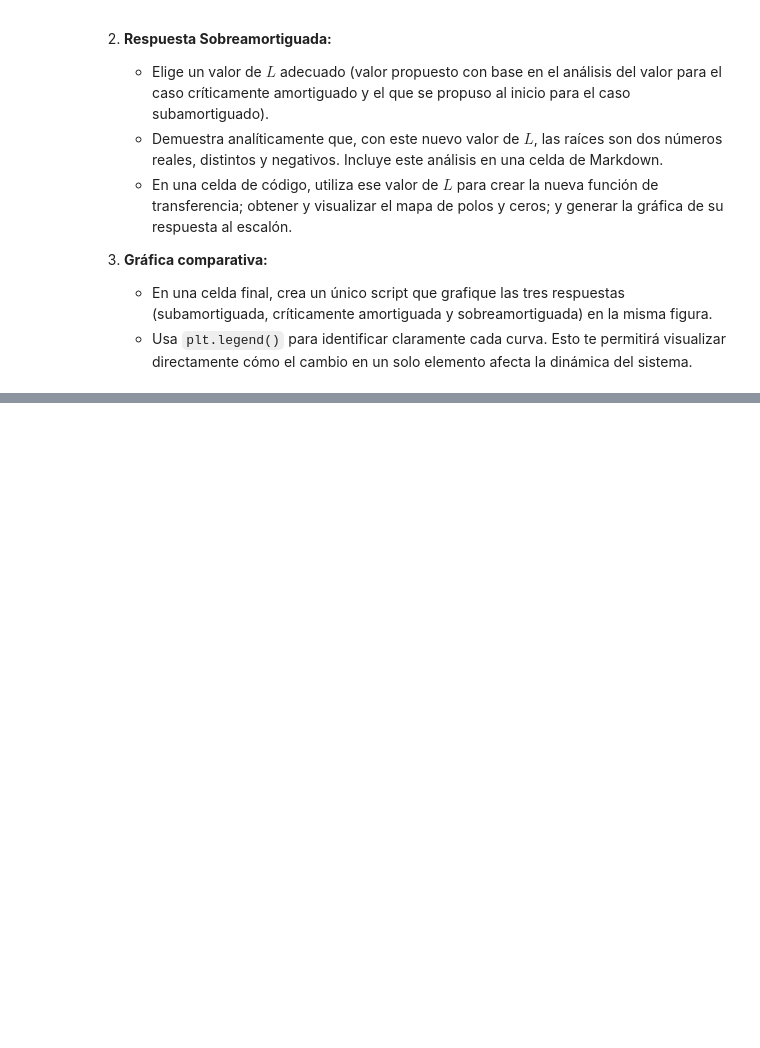
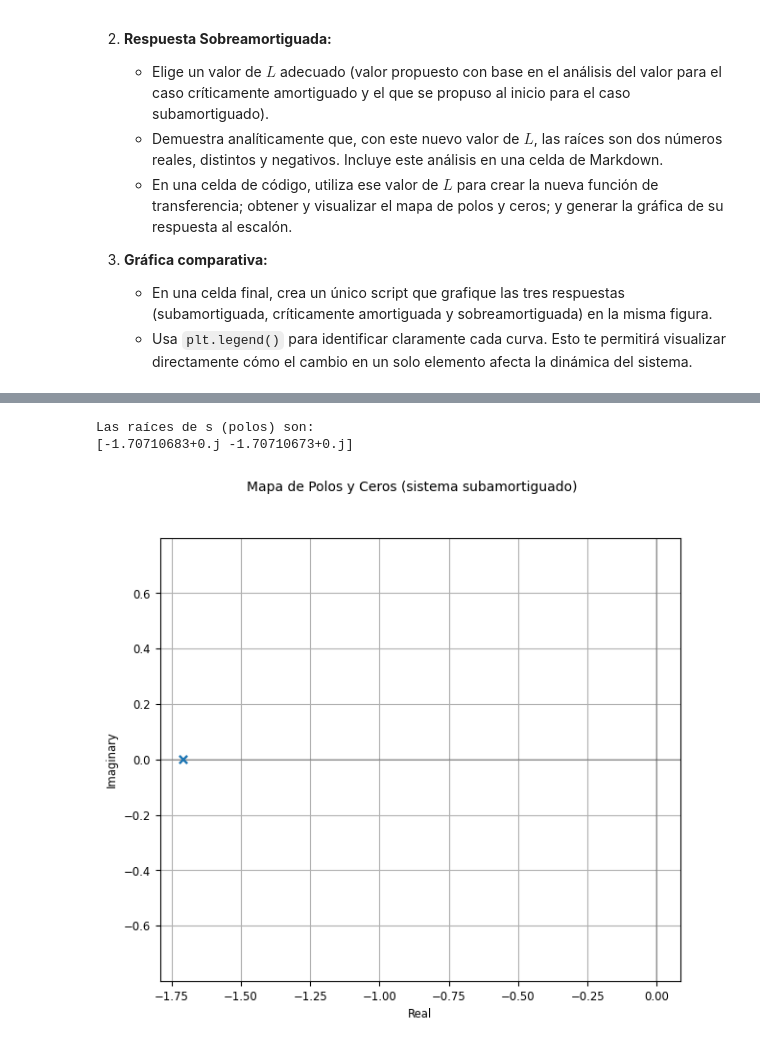
Before and after one commit to migueamv/Control-Clasico, a Jupyter notebook: Practicas/P_2_02_Respuestas_circuito_segundo_orden.ipynb, the cells around one changed output, grey strips where cells are left out. Drawn from its saved outputs; the diff is of its cells as text; code cells hidden in the pictures; blank space fills up the shorter version.

```diff
--- a/Practicas/P_2_02_Respuestas_circuito_segundo_orden.ipynb
+++ b/Practicas/P_2_02_Respuestas_circuito_segundo_orden.ipynb
@@ -190,0 +217,24 @@ Ahora que hemos analizado y simulado el caso subamortiguado, tu tarea es encontr
+# %%
+# Importar las bibliotecas necesarias.
+import control as ct
+import matplotlib.pyplot as plt
+import numpy as np
+
+# --- Parámetros del circuito para una respuesta SUBAMORTIGUADA. ---
+R1 = 2                  # Ohms
+R2 = 2                  # Ohms
+L = 12-8*np.sqrt(2)     # Henrios
+C = 1                   # Faradios
+
+# --- Coeficientes de la Función de Transferencia G(s). ---
+# G(s) = num / den
+num = [R2]
+den = [L*C*R1, (L + R1*R2*C), (R1 + R2)]
+
+# --- Creación del objeto Función de Transferencia. ---
+# Usamos la función tf de la biblioteca control.
+sistema_subamortiguado = ct.tf(num, den)
+
+# Imprimir la función de transferencia para verificarla.
+print("La Función de Transferencia es:")
+print(sistema_subamortiguado)
@@ -190,0 +250,19 @@ Ahora que hemos analizado y simulado el caso subamortiguado, tu tarea es encontr
+# %%
+# --- Indicar las raíces de s (Polos del sistema). ---
+# Para un sistema subamortiguado, esperamos complejos conjugados con parte real negativa.
+# Usamos la función ct.poles() para obtener las raíces del denominador.
+polos = ct.poles(sistema_subamortiguado)
+
+# Imprimimos el resultado.
+print("Las raíces de s (polos) son:")
+print(polos)
+
+# --- Visualización del Mapa de Polos y Ceros ---
+plt.figure(figsize=(7, 6))
+ct.pzmap(sistema_subamortiguado, title='Mapa de Polos y Ceros (sistema subamortiguado)')
+plt.grid(True)
+plt.show()
+# %% [output]
+Las raíces de s (polos) son:
+[-1.70710683+0.j -1.70710673+0.j]
+[figure, added]
```
Also changed, not shown: parts of 7 cells of this notebook.
